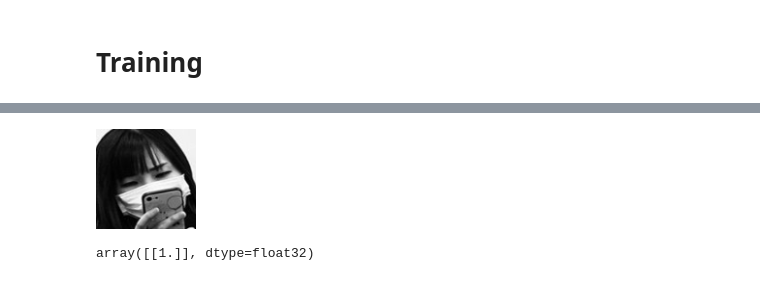
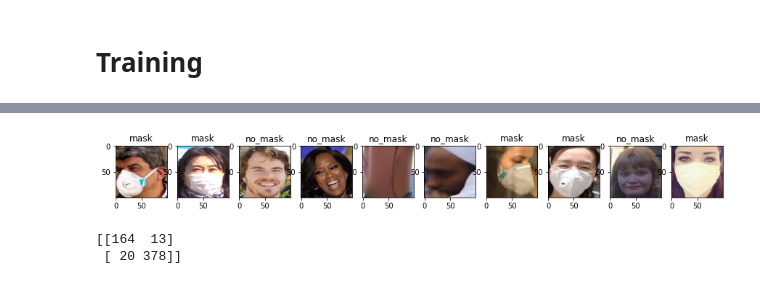
Before and after one commit to mountechsolutions/face-mask-detection, a Jupyter notebook: face_mask_detection.ipynb, the cells around one changed output, grey strips where cells are left out. Drawn from its saved outputs; the diff is of its cells as text; code cells hidden in the pictures.

Commit message:
Add confusion matrix evaluation

```diff
--- a/face_mask_detection.ipynb
+++ b/face_mask_detection.ipynb
@@ -156,14 +138,14 @@ base_model = VGG16(weights='imagenet', include_top=False, input_tensor=Input(sha
 
 new_model = base_model.output
 new_model = Flatten()(new_model)
-new_model = Dense(259, activation='relu')(new_model)
+new_model = Dense(256, activation='relu')(new_model)
 new_model = Dense(1, activation='sigmoid')(new_model)
 
 for layer in base_model.layers:
   layer.trainable = False
 
 model = Model(inputs=base_model.input, outputs=new_model)
-opt = Adam(lr=1e-5)
+opt = Adam(lr=1e-4)
 model.compile(loss='binary_crossentropy' ,optimizer=opt, metrics=['accuracy'])
 model.summary()
 # %% [output]
@@ -187,7 +169,7 @@ _________________________________________________________________
 # %% [markdown]
 # Training
 # %%
-EPOCHS = 10
+EPOCHS = 5
 
-history = model.fit(X_train, y_train, epochs=10, validation_split=0.1)
+history = model.fit(X_train, y_train, epochs=EPOCHS, validation_split=0.1)
 # %% [output]
@@ -230,13 +201,34 @@ eval[1]
 # %%
 model.save('model.h5')
 # %%
-from google.colab.patches import cv2_imshow
+# from google.colab.patches import cv2_imshow
 
-image = random.choice(X_test)
-cv2_imshow(image)
+cat = ('no_mask', 'mask')
+fig, ax = plt.subplots(1, 10, figsize=(15, 15))
 
-predictions = model.predict(image.reshape(-1, 100, 100, 3))
-predictions
+for i in range(10):
+  image = random.choice(X_test)
+  predictions = model.predict(image.reshape(-1, 100, 100, 3))
+  title = cat[int(predictions[0][0])]
+
+  ax[i].imshow(image.astype('uint32'))
+  ax[i].title.set_text(title)
+
+fig.show()
+# cv2_imshow(image)
 # %% [output]
-[figure, old version]
+[figure, new version]
-array([[1.]], dtype=float32)
+# %%
+from sklearn.metrics import confusion_matrix
+
+def predict(model, image):
+  prediction = model.predict(image.reshape(-1, 100, 100, 3))[0][0]
+  return int(round(prediction, 1))
+
+predict_array = [predict(model, image) for image in X_test]
+
+results = confusion_matrix(y_test, predict_array)
+print(results)
+# %% [output]
+[[164  13]
+ [ 20 378]]
```
Also changed, not shown: parts of 9 cells of this notebook.
